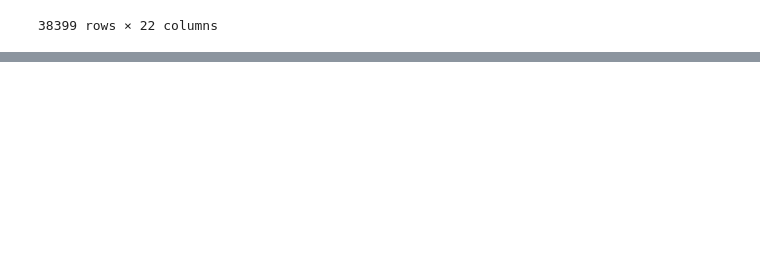
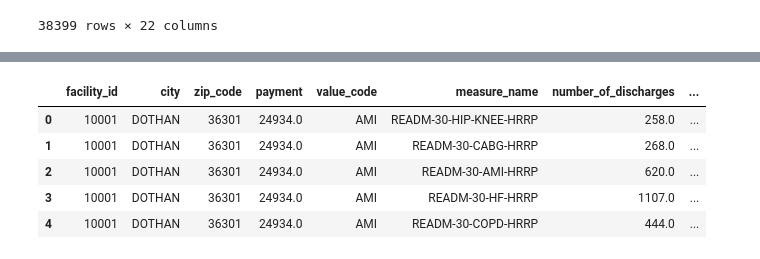
Before and after one commit to nadiarichards/airflow-datapipeline, a Jupyter notebook: Healthcare/Cleaning_dfs.ipynb, the cells around one changed output, grey strips where cells are left out. Drawn from its saved outputs; the diff is of its cells as text; code cells hidden in the pictures; blank space fills up the shorter version.

```diff
--- a/Healthcare/Cleaning_dfs.ipynb
+++ b/Healthcare/Cleaning_dfs.ipynb
@@ -66,0 +65,3 @@ final_merged_df.to_csv("../Files/merged_df.csv", index=False)
+# %%
+merged_df=df_value.merge(df_readmission, how="inner", on="facility_id")
+merged_df.head()
@@ -66,0 +85,10 @@ final_merged_df.to_csv("../Files/merged_df.csv", index=False)
+# %%
+updated_readmission_df=merged_df[["facility_id", "city", "zip_code", "payment", "value_code", "measure_name", "number_of_discharges", "excess_readmission_ratio", "number_of_readmissions"]]
+updated_readmission_df.head()
+# %% [output]
+|  | facility_id | city | zip_code | payment | value_code | measure_name | number_of_discharges | ... |
+| 0 | 10001 | DOTHAN | 36301 | 24934.0 | AMI | READM-30-HIP-KNEE-HRRP | 258.0 | ... |
+| 1 | 10001 | DOTHAN | 36301 | 24934.0 | AMI | READM-30-CABG-HRRP | 268.0 | ... |
+| 2 | 10001 | DOTHAN | 36301 | 24934.0 | AMI | READM-30-AMI-HRRP | 620.0 | ... |
+| 3 | 10001 | DOTHAN | 36301 | 24934.0 | AMI | READM-30-HF-HRRP | 1107.0 | ... |
+| 4 | 10001 | DOTHAN | 36301 | 24934.0 | AMI | READM-30-COPD-HRRP | 444.0 | ... |
```
Also changed, not shown: parts of 6 cells of this notebook, 3 other files.
